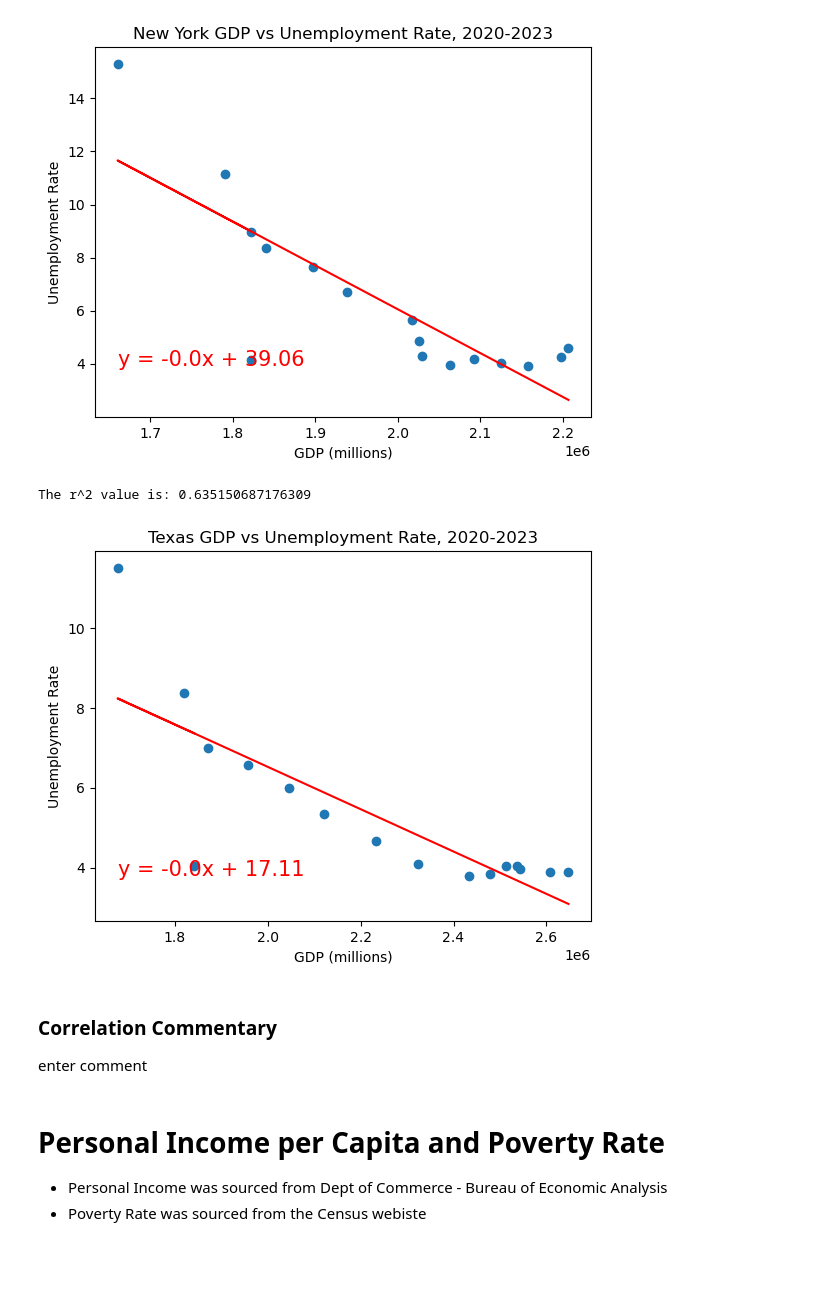
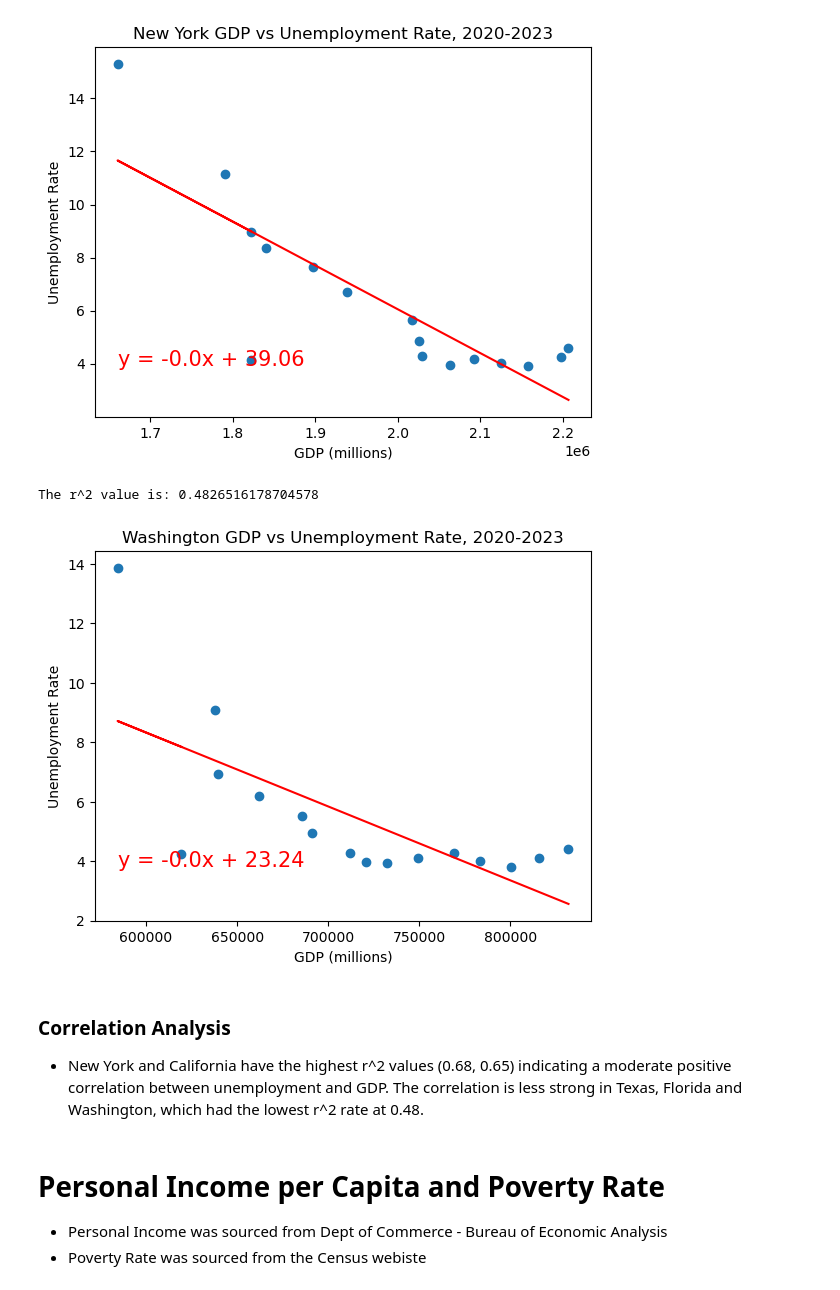
Before and after one commit to jrdthomas1/Project-1, a Jupyter notebook: jupyter/Project_001.ipynb, the cells around one changed output. Cells and saved outputs as stored; diff of their text form; code cells hidden in the pictures; blank space fills up the shorter version.

```diff
--- a/jupyter/Project_001_Commentary_Needed.ipynb
+++ b/jupyter/Project_001.ipynb
@@ -574,13 +578,13 @@ gdp_regress('New York')
 The r^2 value is: 0.6839234732683744
 [figure]
 # %%
-gdp_regress('Texas')
+gdp_regress('Washington')
 # %% [output]
-The r^2 value is: 0.635150687176309
+The r^2 value is: 0.4826516178704578
-[figure, old version]
+[figure, new version]
 # %% [markdown]
-### Correlation Commentary
-enter comment
+### Correlation Analysis
+- New York and California have the highest r^2 values (0.68, 0.65) indicating a moderate positive correlation between unemployment and GDP. The correlation is less strong in Texas, Florida and Washington, which had the lowest r^2 rate at 0.48.
 # %% [markdown]
 # Personal Income per Capita and Poverty Rate
 - Personal Income was sourced from Dept of Commerce - Bureau of Economic Analysis
```
Also changed, not shown: parts of 5 cells of this notebook.
